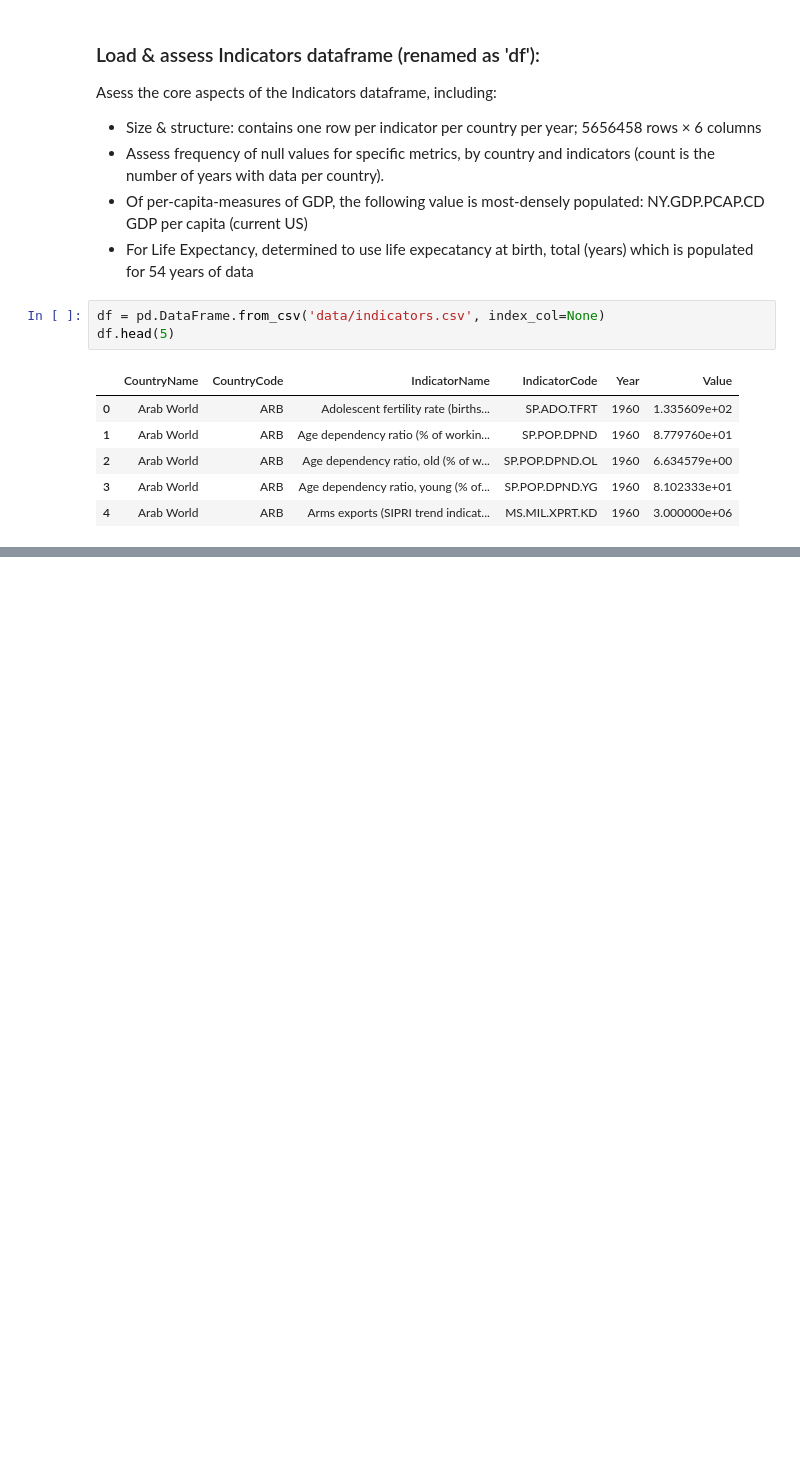
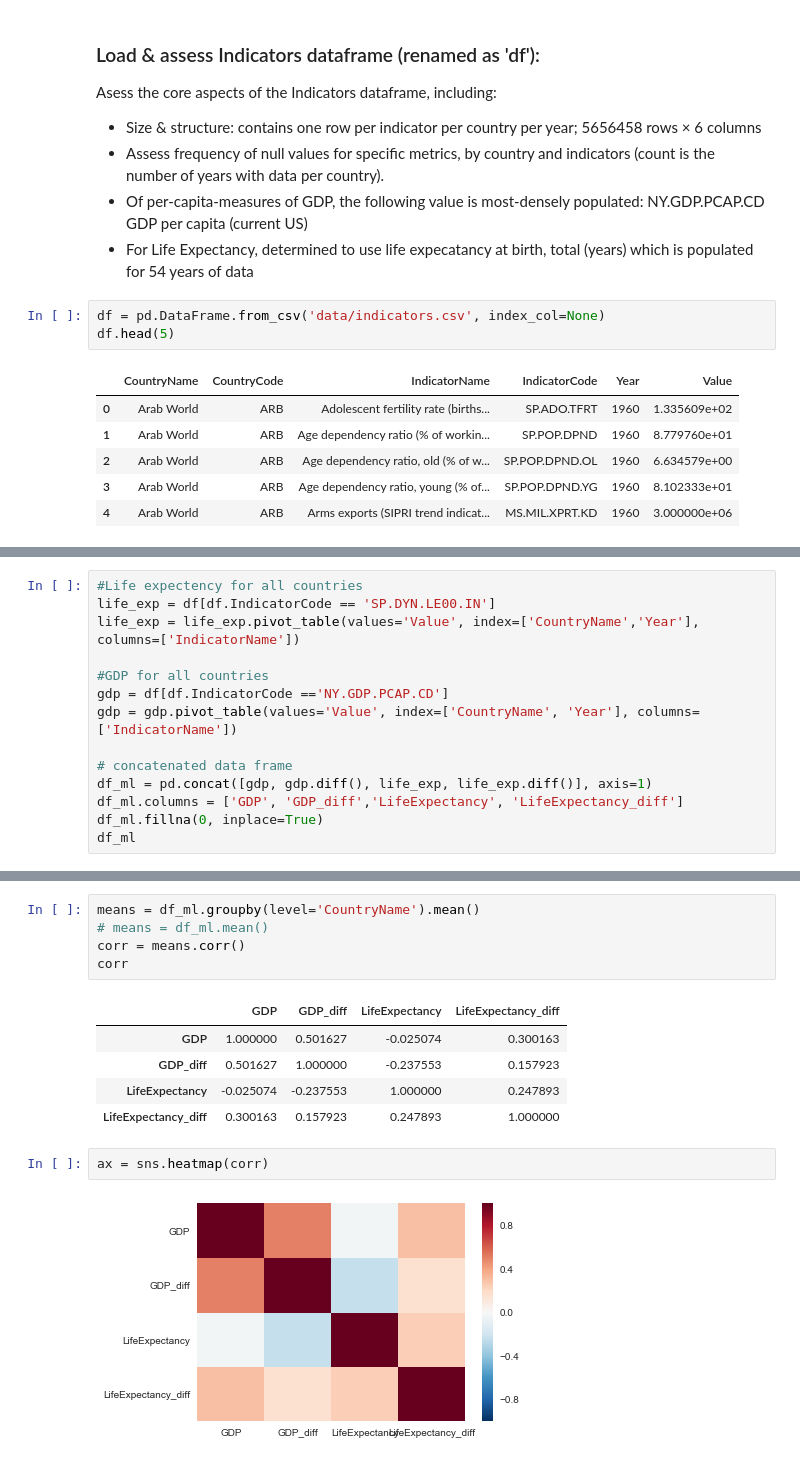
Before and after one commit to gussie/Springboard_data_science, a Jupyter notebook: Capstone project 1.ipynb, the cells around one changed output, grey strips where cells are left out. Drawn from its saved outputs; the diff is of its cells as text; blank space fills up the shorter version.

Commit message:
Create full world database, normalized diff, and funtion to add new indicators

```diff
--- a/Capstone project 1.ipynb
+++ b/Capstone project 1.ipynb
@@ -306,0 +288,14 @@ for i in l_countries:
+# %%
+#Life expectency for all countries
+life_exp = df[df.IndicatorCode == 'SP.DYN.LE00.IN']
+life_exp = life_exp.pivot_table(values='Value', index=['CountryName','Year'], columns=['IndicatorName'])
+
+#GDP for all countries
+gdp = df[df.IndicatorCode =='NY.GDP.PCAP.CD']
+gdp = gdp.pivot_table(values='Value', index=['CountryName', 'Year'], columns=['IndicatorName'])
+
+# concatenated data frame
+df_ml = pd.concat([gdp, gdp.diff(), life_exp, life_exp.diff()], axis=1)
+df_ml.columns = ['GDP', 'GDP_diff','LifeExpectancy', 'LifeExpectancy_diff']
+df_ml.fillna(0, inplace=True)
+df_ml
@@ -306,0 +322,15 @@ for i in l_countries:
+# %%
+means = df_ml.groupby(level='CountryName').mean()
+# means = df_ml.mean()
+corr = means.corr()
+corr
+# %% [output]
+|  | GDP | GDP_diff | LifeExpectancy | LifeExpectancy_diff |
+| GDP | 1.000000 | 0.501627 | -0.025074 | 0.300163 |
+| GDP_diff | 0.501627 | 1.000000 | -0.237553 | 0.157923 |
+| LifeExpectancy | -0.025074 | -0.237553 | 1.000000 | 0.247893 |
+| LifeExpectancy_diff | 0.300163 | 0.157923 | 0.247893 | 1.000000 |
+# %%
+ax = sns.heatmap(corr)
+# %% [output]
+[figure, added]
```
Also changed, not shown: parts of 38 cells of this notebook.
